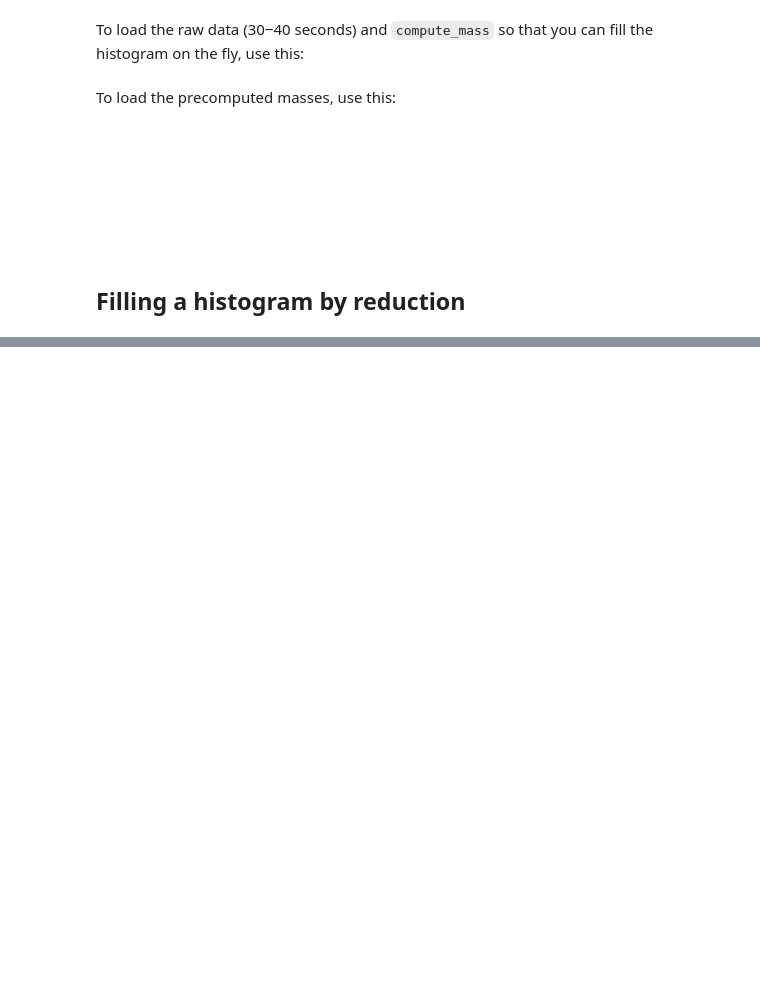
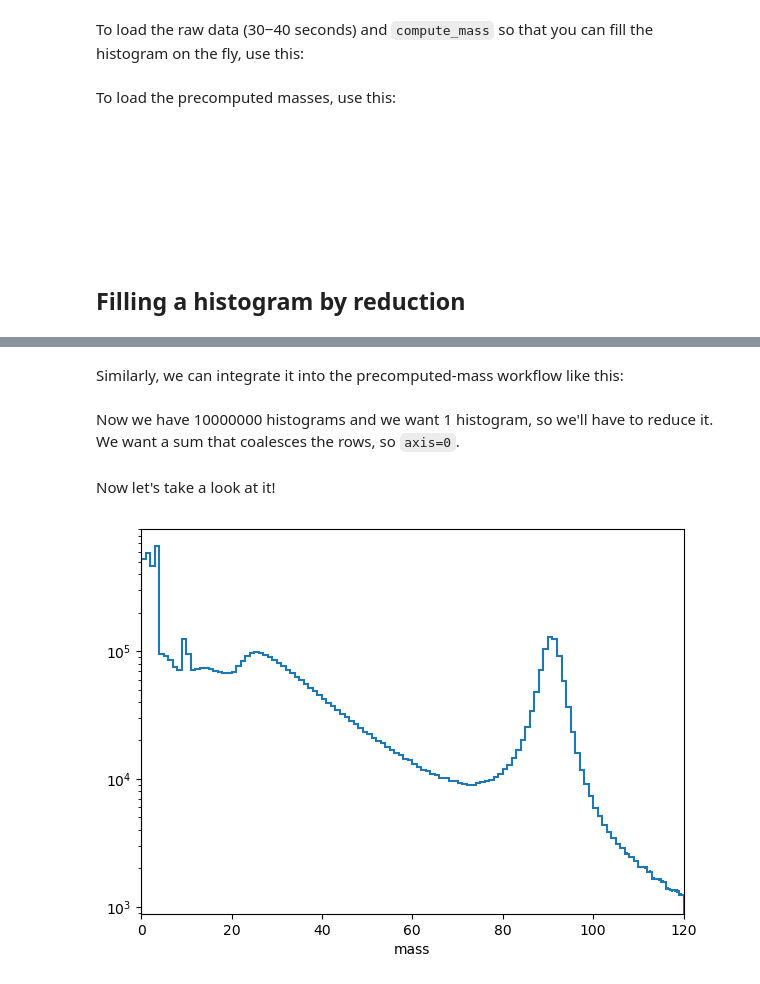
Before and after one commit to jpivarski-talks/2023-11-02-atlas-gpu-python-tutorial, a Jupyter notebook: solutions/project-1-fill-histograms.ipynb, the cells around one changed output, grey strips where cells are left out. Saved outputs shown, nothing was run; the diff lists cells and outputs as text; code cells hidden in the pictures; blank space fills up the shorter version.

```diff
--- a/solutions/project-1-fill-histograms.ipynb
+++ b/solutions/project-1-fill-histograms.ipynb
@@ -187,0 +134,2 @@ True
+# %%
+array_of_histograms = cp.zeros((10000000, 120), dtype=np.uint32)
@@ -187,0 +167,2 @@ True
+# %% [markdown]
+Similarly, we can integrate it into the precomputed-mass workflow like this:
@@ -187,0 +177,16 @@ True
+# %% [markdown]
+Now we have 10000000 histograms and we want 1 histogram, so we'll have to reduce it. We want a sum that coalesces the rows, so `axis=0`.
+# %%
+bin_values = array_of_histograms.sum(axis=0)
+# %% [markdown]
+Now let's take a look at it!
+# %%
+h = Hist.new.Reg(120, 0, 120, label="mass").Double()
+h.values()[:] = bin_values.get()
+
+fig, ax = plt.subplots(figsize=(7, 5))
+h.plot(ax=ax)
+ax.set_xlim(0, 120)
+ax.set_yscale("log");
+# %% [output]
+[figure, added]
```
Also changed, not shown: parts of 92 cells of this notebook.
